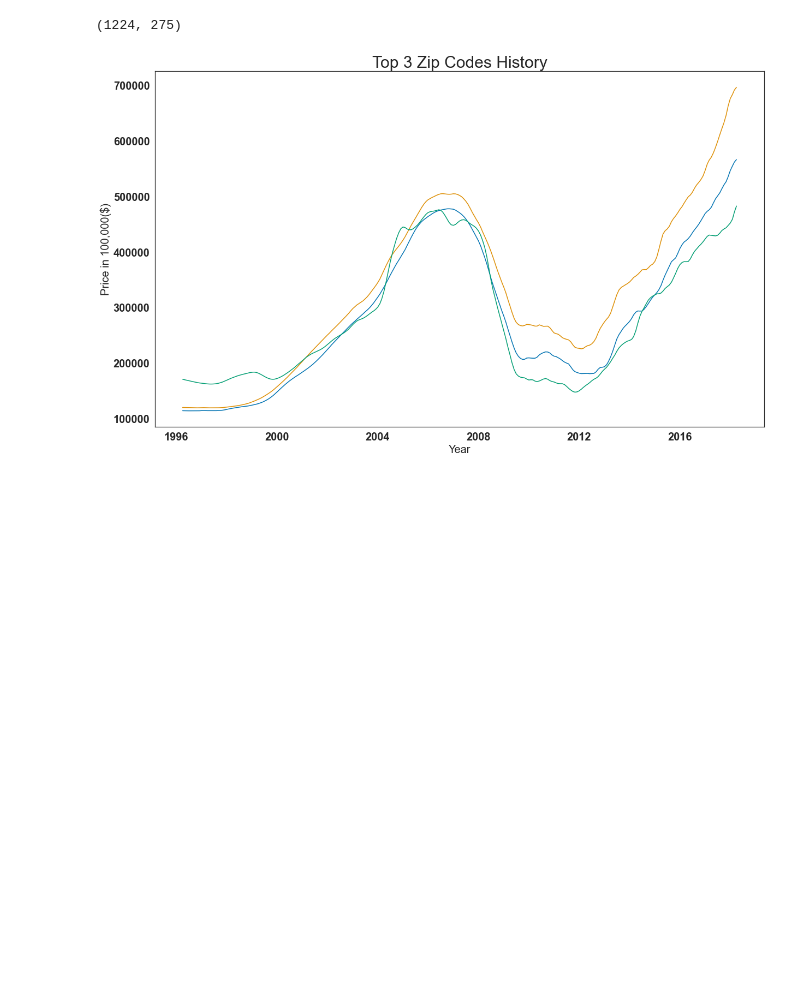
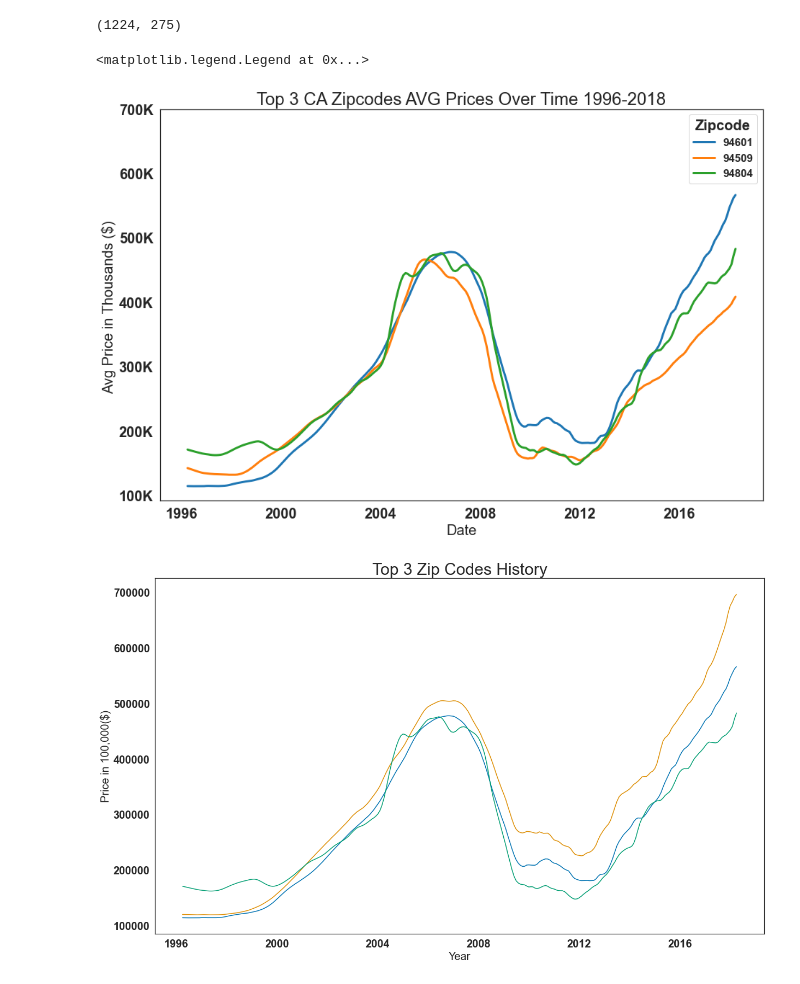
Before and after one commit to learn-co-curriculum/dsc-phase-4-choosing-a-dataset, a Jupyter notebook: time-series/Dan_main_notebook.ipynb, the cells around one changed output. Saved outputs shown, nothing was run; the diff lists cells and outputs as text; code cells hidden in the pictures; blank space fills up the shorter version.

```diff
--- a/time-series/Dan_main_notebook.ipynb
+++ b/time-series/Dan_main_notebook.ipynb
@@ -246,7 +286,7 @@ df94601.head()
 | 1477 | 97803 | 94601 | Oakland | CA | San Francisco | Alameda | 1478 | 114600.0 | 114500.0 | 114500.0 | ... |
 1 rows × 277 columns
 # %%
-df94606 = cali_df3[cali_df3['Zipcode']== 94606]
+df94509 = cali_df3[cali_df3['Zipcode']== 94509]
 # %%
 df94804 = cali_df3[cali_df3['Zipcode']== 94804]
 # %%
@@ -317,6 +357,12 @@ def melt_data(df):
     melted['Date'] = pd.to_datetime(melted['Date'], infer_datetime_format=True)
     melted = melted.dropna(subset=['value'])
     return melted.groupby('Date').aggregate({'value':'mean'})
+# %%
+melt94509 = melt_data(df94509)
+# %%
+melt94804 = melt_data(df94804)
+# %%
+melt94601 = melt_data(df94601)
 # %%
 cali_df_uf.shape
 # %% [output]
@@ -348,3 +394,25 @@ melted_94804 = melt_data(df94804)
+# %%
+plt.figure(figsize=(15,10))
+w = melt94601
+v = melt94509
+u = melt94804
+sns.set_palette("tab10")
+sns.lineplot(x = "Date", y = "value", data=w, legend=False, linewidth = 3)
+sns.lineplot(x = "Date", y = "value", data=v, legend=False, linewidth = 3)
+sns.lineplot(x = "Date", y = "value", data=u, legend=False, linewidth = 3)
+plt.title('Top 3 CA Zipcodes AVG Prices Over Time 1996-2018', size=24)
+plt.xlabel('Date', size=20)
+plt.xticks(rotation='horizontal', fontsize=20)
+plt.ylabel('Avg Price in Thousands ($) ', size=20)
+plt.yticks([100000,200000,300000,400000,500000, 600000, 700000],
+           ["100K", "200K", "300K", "400K", "500K", "600K", "700K"], fontsize = 20)
+#plt.plot([1996, 2018], [100000, 275000])
+ax.set_xlim(pd.Timestamp('1996-04-01'), pd.Timestamp('2018-04-01'))
+ax.set_ylim(-5, 5)
+plt.legend(title='Zipcode', loc='best', labels=['94601', '94509','94804'],fontsize='15', title_fontsize='20')
+# %% [output]
+<matplotlib.legend.Legend at 0x...>
+[figure, added]
 # %%
 fig, ax = plt.subplots(figsize=(20,12))
 ax.plot(melted_94601)
```
Also changed, not shown: parts of 6 cells of this notebook.
